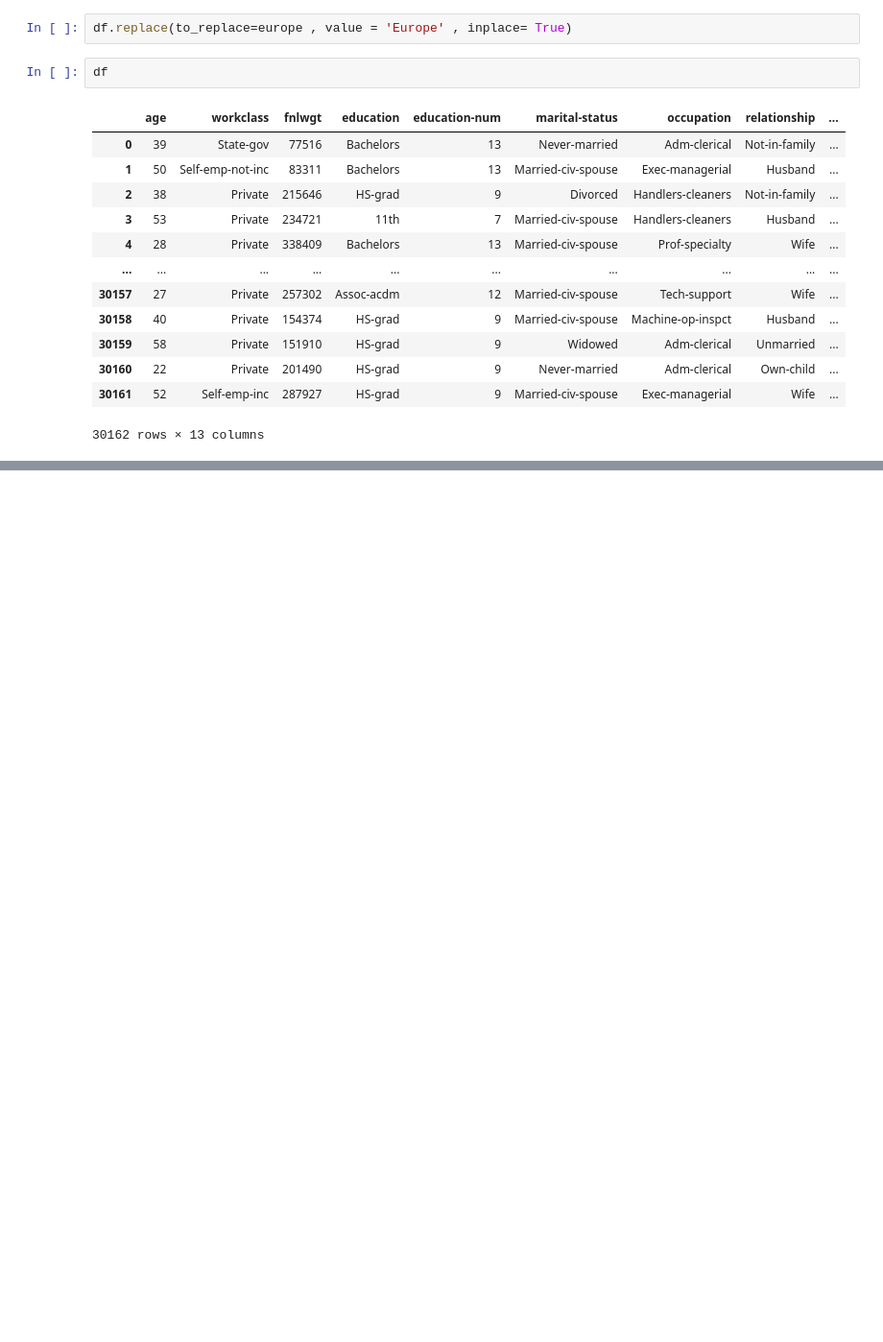
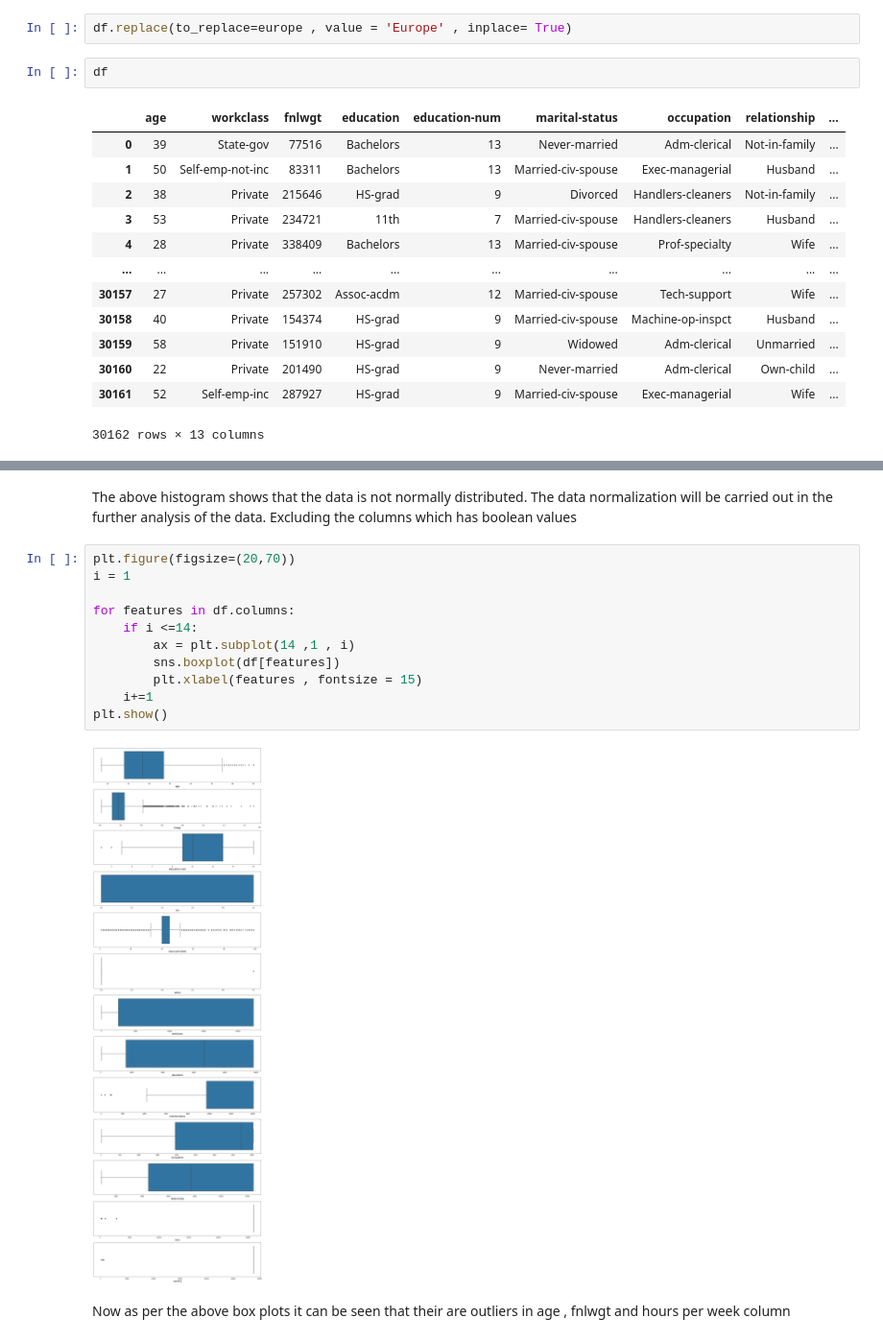
Before and after one commit to aakash1998/ADULT-INCOME-PREDCIT-ML, a Jupyter notebook: PreProcessing/Preprocessing Part 1.ipynb, the cells around one changed output, grey strips where cells are left out. Shown at 96% size. Cells and saved outputs as stored; diff of their text form; blank space fills up the shorter version.

```diff
--- a/PreProcessing/Preprocessing Part 1.ipynb
+++ b/PreProcessing/Preprocessing Part 1.ipynb
@@ -438,0 +307,17 @@ index
+# %% [markdown]
+The above histogram shows that the data is not normally distributed. The data normalization will be carried out in the further analysis of the data. Excluding the columns which has boolean values
+# %%
+plt.figure(figsize=(20,70))
+i = 1
+
+for features in df.columns:
+    if i <=14:
+        ax = plt.subplot(14 ,1 , i)
+        sns.boxplot(df[features])
+        plt.xlabel(features , fontsize = 15)
+    i+=1
+plt.show()
+# %% [output]
+[figure, added]
+# %% [markdown]
+Now as per the above box plots it can be seen that their are outliers in age , fnlwgt and hours per week column
```
Also changed, not shown: parts of 53 cells of this notebook, 1 other file.
